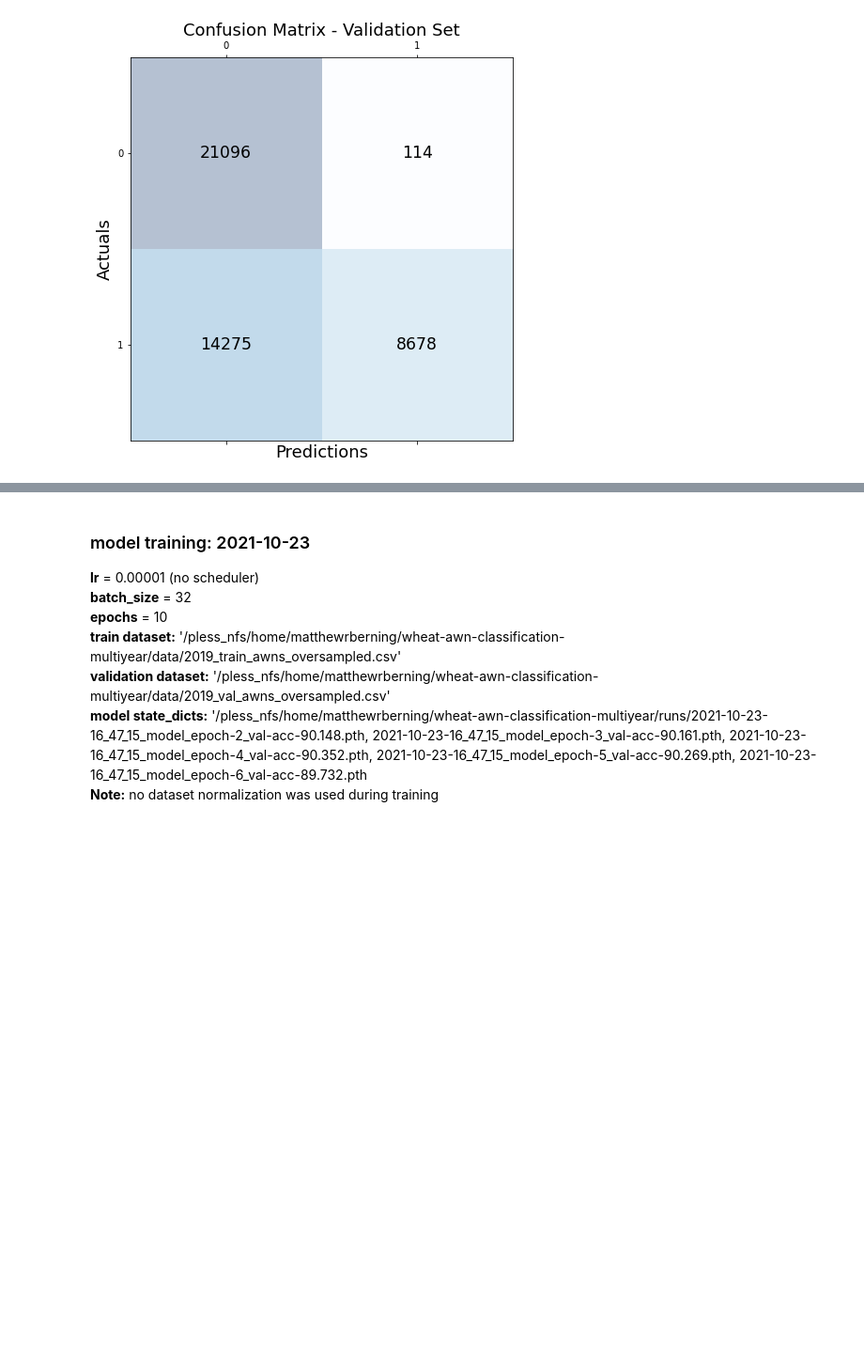
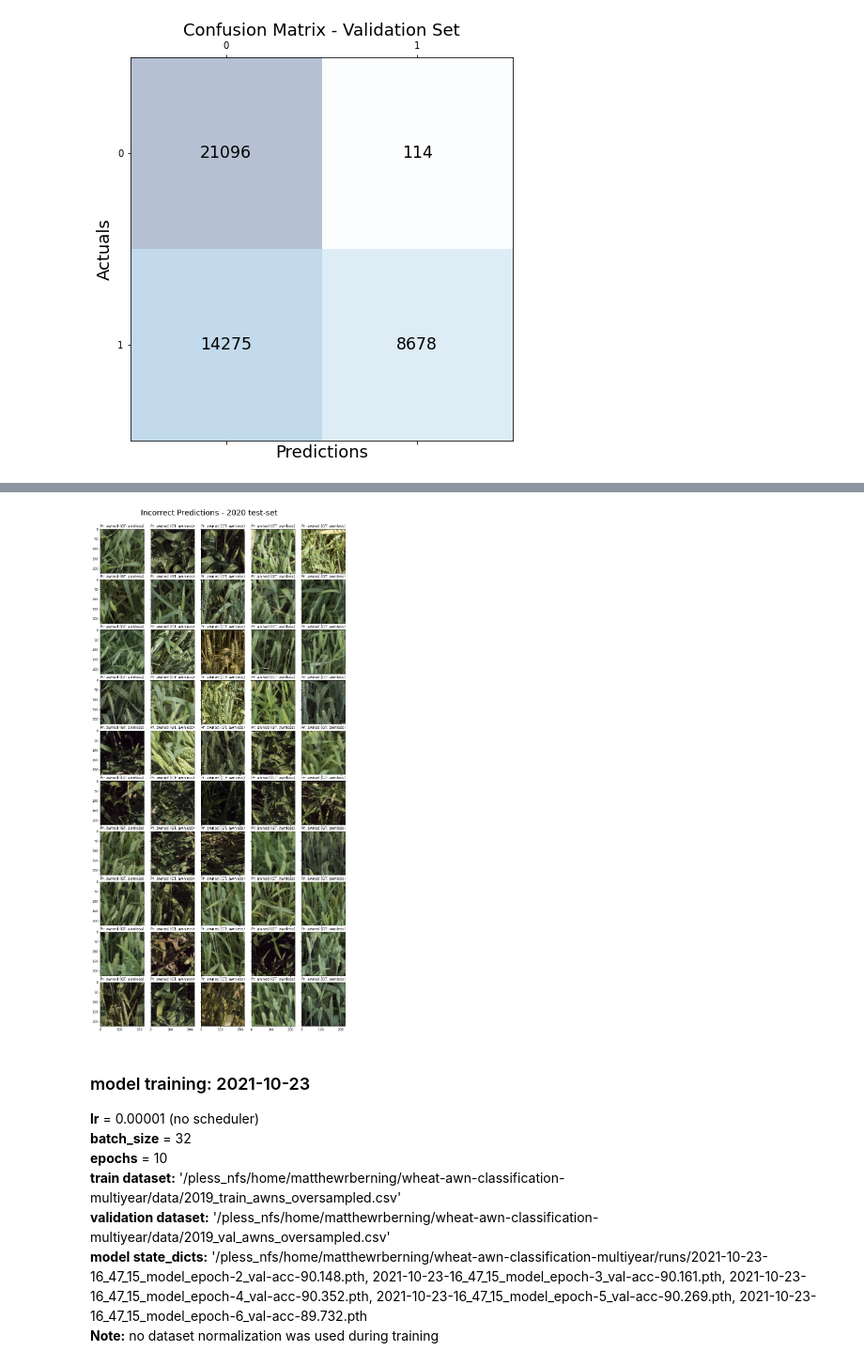
Before and after one commit to matthewrberning/wheat-awn-classification-multiyear, a Jupyter notebook: model/model_evaluation.ipynb, the cells around one changed output, grey strips where cells are left out. Shown at 94% size. Drawn from its saved outputs; the diff is of its cells as text; code cells hidden in the pictures; blank space fills up the shorter version.

```diff
--- a/model/model_evaluation.ipynb
+++ b/model/model_evaluation.ipynb
@@ -305,0 +318,89 @@ ground truths:  44163
+# %%
+data_csv = '/pless_nfs/home/matthewrberning/wheat-awn-classification-multiyear/data/2020_test_awns.csv'
+batch_size = 10
+saved_model = saved_model
+title = "Incorrect Predictions - 2020 test-set"
+
+
+#first we'll experiment with how to do this, then we'll set it loose on the whole set
+#////////////////////////////////////////////////////////////////////////////////////
+
+#collect test dataset and create loader iterable-object
+dataset_path = '/pless_nfs/home/matthewrberning/multi-year-cult-class/data/preprocessed/'
+
+transform = transforms.Compose([transforms.CenterCrop((224,224)), transforms.ToTensor()])
+
+data = WheatAwnDataset(csv_filepath=data_csv, dataset_dir=dataset_path, transform=transform)
+dataloader = DataLoader(data, batch_size=batch_size, shuffle=True)
+
+
+
+#set model mode
+saved_model.eval()
+
+imgs = []
+predicted_label = []
+groundtruth_label = []
+
+b = 0 #breaker
+
+#make sure to not accumulate gradients
+with torch.no_grad():
+
+    for images, labels, plot_ids in dataloader:
+
+        if b==50:
+            #print(f"breaking after {b}")
+            break
+
+        #send the tensors to the device (GPU)
+        images = images.to(device)
+        labels = labels.to(device)
+
+        #images = images.float() #uncomment if using read_image() from torch
+        outputs = saved_model(images)
+
+        #find the predicted classes indicies
+        _, preds = torch.max(outputs, 1)
+
+        #track the correct predictions
+        corrects += torch.sum(preds == labels.data).item()
+
+        #print("preds: ", list(preds.cpu().numpy()))
+        #print("labels: ", list(labels.cpu().numpy()))
+
+
+        for index, prediction in enumerate(preds):
+            if prediction == labels[index]:
+                continue
+                #print("correct!")
+
+            else:
+                #print("false!")
+                imgs.append(tensor_to_image(images[index]))
+                predicted_label.append(prediction.detach().cpu().numpy())
+                groundtruth_label.append(labels[index].detach().cpu().numpy())
+                b+=1 #add to breaker when we've accumulated another false preditcion
+
+            if b==50:
+                #print(f"breaking after {b}")
+                break
+
+
+fig = plt.figure(figsize=(50., 30.))
+fig.suptitle(title, y=0.91, fontsize=25)
+grid = ImageGrid(fig,
+                 rect=111,  # similar to subplot(111)
+                 nrows_ncols=(10, 5),  # creates 2x2 grid of axes
+                 axes_pad=0.3,  # pad between axes in inch.
+                 )
+
+for ax, im, pred, grndth in zip(grid, imgs, predicted_label, groundtruth_label):
+    # Iterating over the grid returns the Axes.
+    ax.imshow(im)
+
+    ax.set_title("Pr: awned (GT: awnless)" if pred == 0 and grndth == 1  else "Pr: awnless (GT: awned)")
+
+#output
+plt.show()
+# %% [output]
@@ -305,0 +408 @@ ground truths:  44163
+[figure, added]
```
Also changed, not shown: parts of 14 cells of this notebook.
